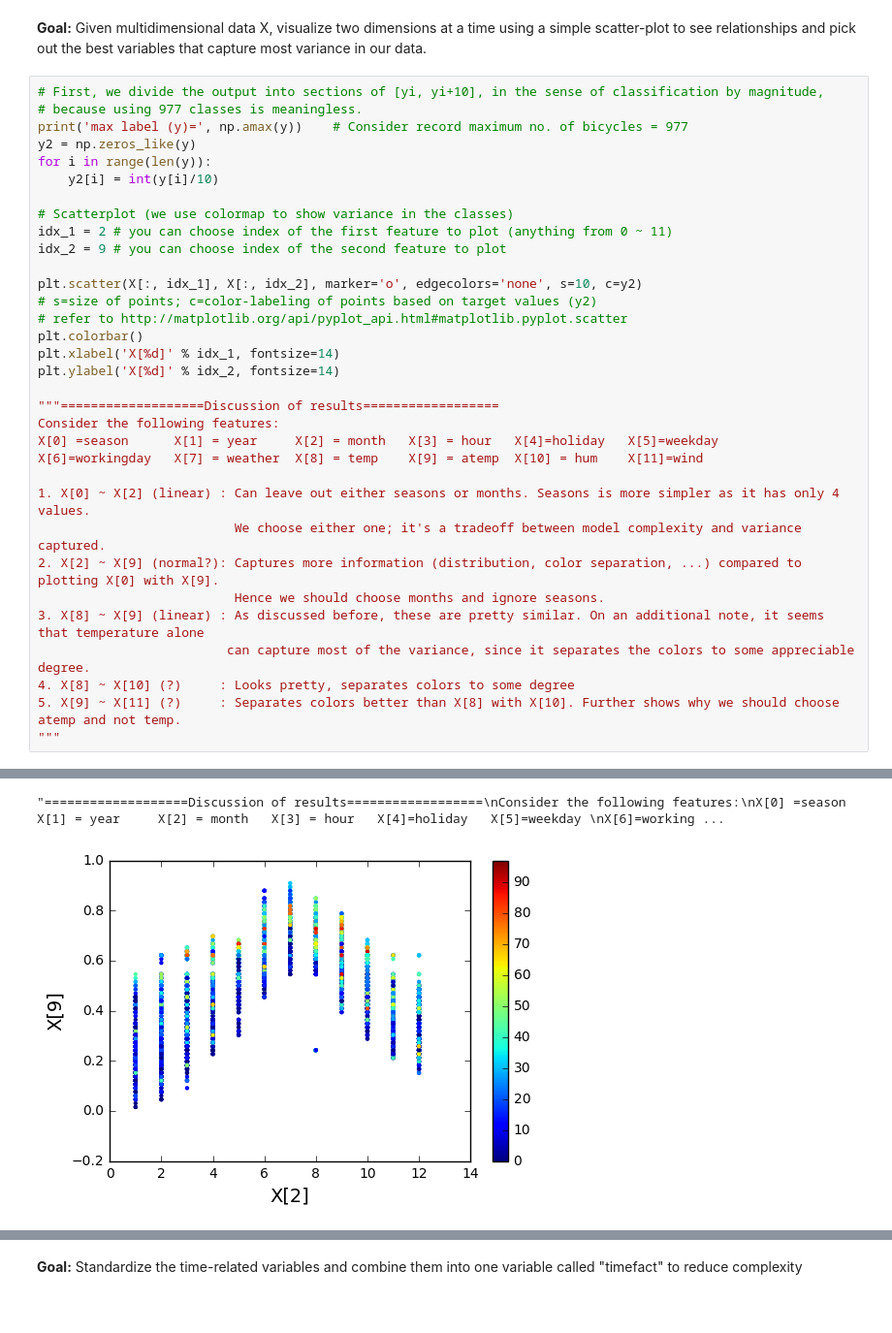
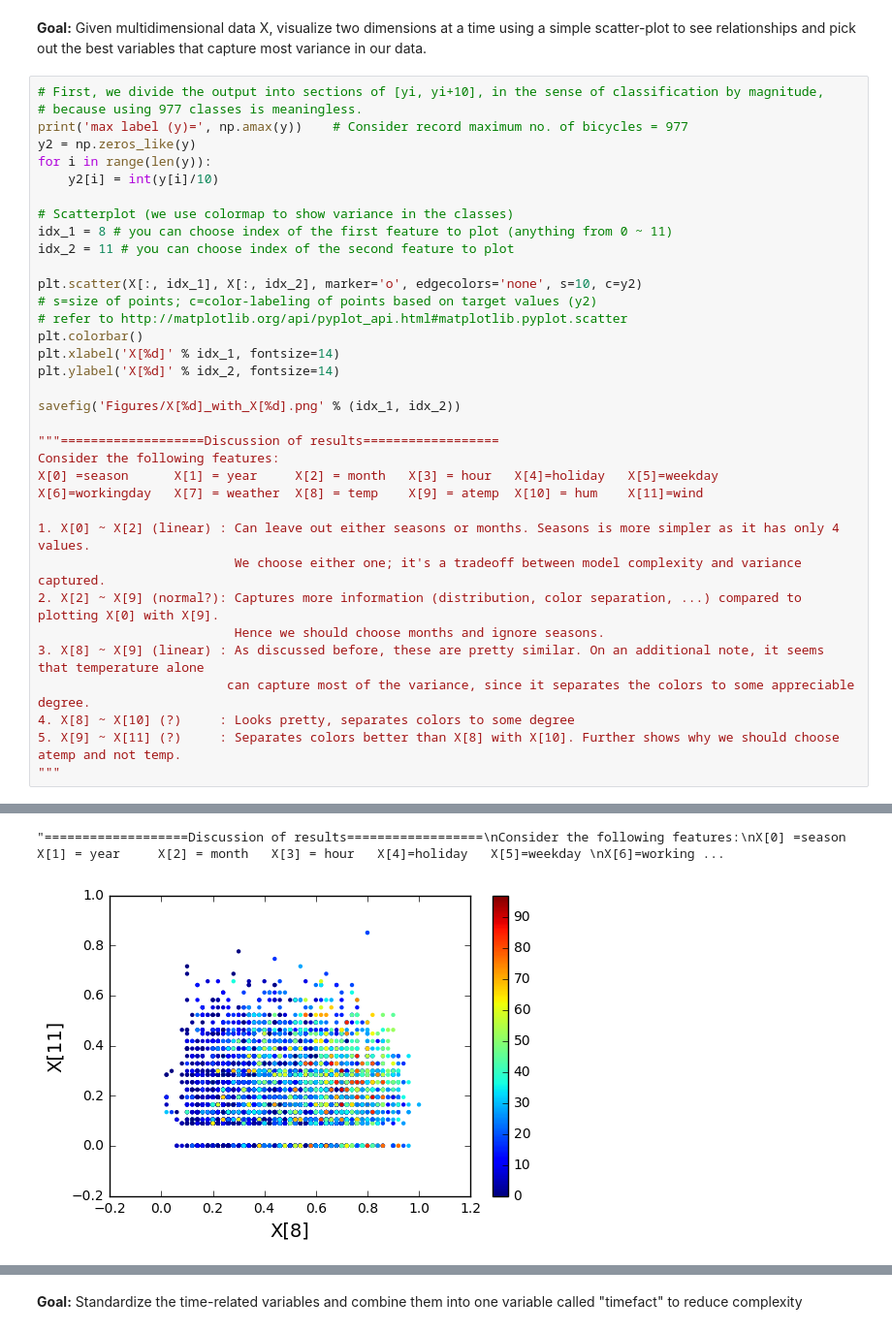
Before and after one commit to Team-Roket/kagglebicycle, a Jupyter notebook: Plots.ipynb, the cells around one changed output, grey strips where cells are left out. Shown at 97% size. Cells and saved outputs as stored; diff of their text form.

Commit message:
plot updates

```diff
--- a/Plots.ipynb
+++ b/Plots.ipynb
@@ -27,33 +27,35 @@ print('max label (y)=', np.amax(y))    # Consider record maximum no. of bicycles
 y2 = np.zeros_like(y)
 for i in range(len(y)):
     y2[i] = int(y[i]/10)
 
 # Scatterplot (we use colormap to show variance in the classes)
-idx_1 = 2 # you can choose index of the first feature to plot (anything from 0 ~ 11)
-idx_2 = 9 # you can choose index of the second feature to plot
+idx_1 = 8 # you can choose index of the first feature to plot (anything from 0 ~ 11)
+idx_2 = 11 # you can choose index of the second feature to plot
 
 plt.scatter(X[:, idx_1], X[:, idx_2], marker='o', edgecolors='none', s=10, c=y2)
 # s=size of points; c=color-labeling of points based on target values (y2)
 # refer to http://matplotlib.org/api/pyplot_api.html#matplotlib.pyplot.scatter
 plt.colorbar()
 plt.xlabel('X[%d]' % idx_1, fontsize=14)
 plt.ylabel('X[%d]' % idx_2, fontsize=14)
+
+savefig('Figures/X[%d]_with_X[%d].png' % (idx_1, idx_2))
 
 """===================Discussion of results==================
 Consider the following features:
 X[0] =season      X[1] = year     X[2] = month   X[3] = hour   X[4]=holiday   X[5]=weekday
 X[6]=workingday   X[7] = weather  X[8] = temp    X[9] = atemp  X[10] = hum    X[11]=wind
 
 1. X[0] ~ X[2] (linear) : Can leave out either seasons or months. Seasons is more simpler as it has only 4 values.
                           We choose either one; it's a tradeoff between model complexity and variance captured.
 2. X[2] ~ X[9] (normal?): Captures more information (distribution, color separation, ...) compared to plotting X[0] with X[9].
                           Hence we should choose months and ignore seasons.
 3. X[8] ~ X[9] (linear) : As discussed before, these are pretty similar. On an additional note, it seems that temperature alone
                          can capture most of the variance, since it separates the colors to some appreciable degree.
 4. X[8] ~ X[10] (?)     : Looks pretty, separates colors to some degree
 5. X[9] ~ X[11] (?)     : Separates colors better than X[8] with X[10]. Further shows why we should choose atemp and not temp.
 """
 # %% [output]
 max label (y)= 977.0
 "===================Discussion of results==================\nConsider the following features:\nX[0] =season      X[1] = year     X[2] = month   X[3] = hour   X[4]=holiday   X[5]=weekday \nX[6]=working ...
-[figure, old version]
+[figure, new version]
```
Also changed, not shown: parts of 2 cells of this notebook, 21 other files.
